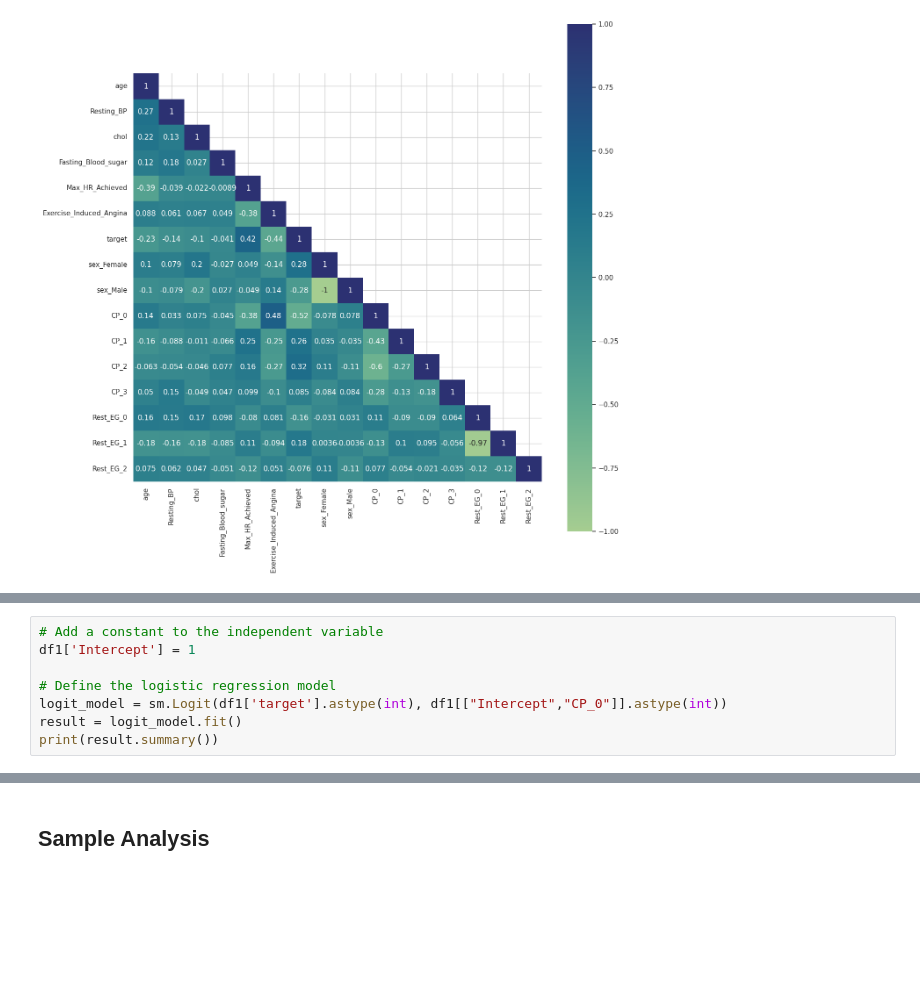
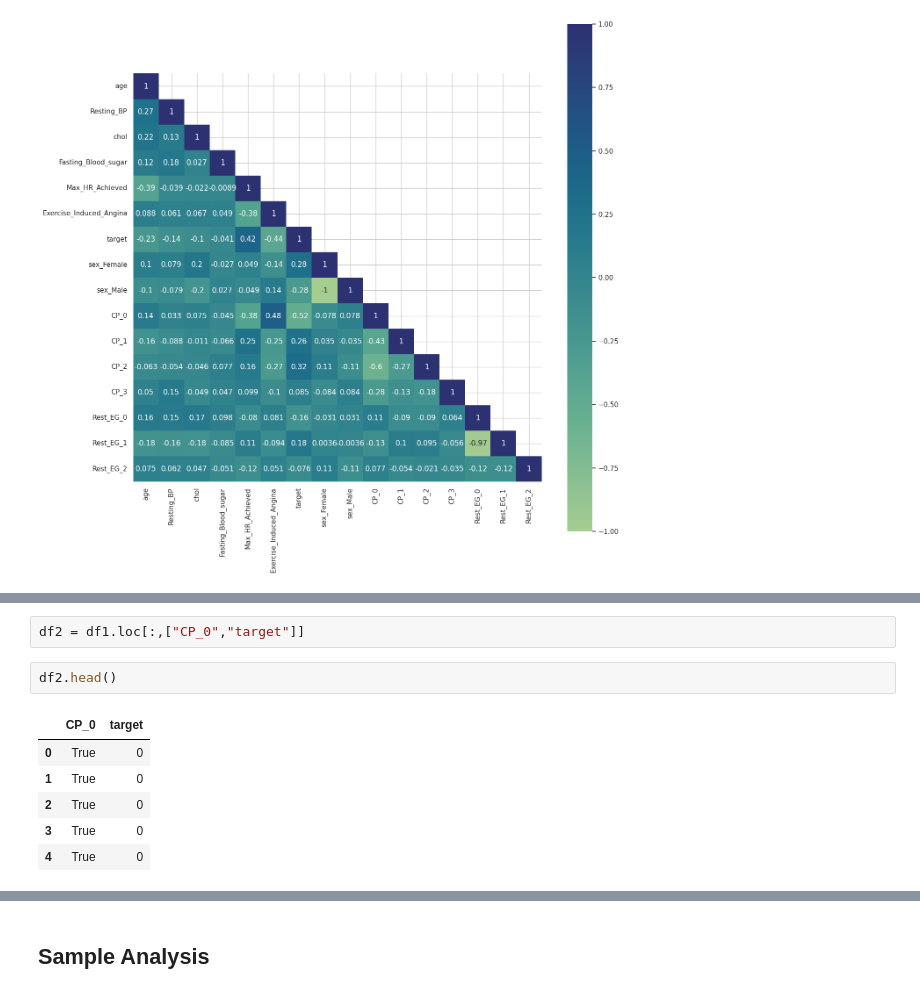
Before and after one commit to hkafrawi/ML_Course, a Jupyter notebook: heart-disease.ipynb, the cells around one changed output, grey strips where cells are left out. Drawn from its saved outputs; the diff is of its cells as text; blank space fills up the shorter version.

```diff
--- a/heart-disease.ipynb
+++ b/heart-disease.ipynb
@@ -226,8 +224,0 @@ No Strong Correlations exist but realtionship between target and CP_0
-# %%
-# Add a constant to the independent variable
-df1['Intercept'] = 1
-
-# Define the logistic regression model
-logit_model = sm.Logit(df1['target'].astype(int), df1[["Intercept","CP_0"]].astype(int))
-result = logit_model.fit()
-print(result.summary())
@@ -280,0 +236,11 @@ memory usage: 59.2 KB
+# %%
+df2 = df1.loc[:,["CP_0","target"]]
+# %%
+df2.head()
+# %% [output]
+|  | CP_0 | target |
+| 0 | True | 0 |
+| 1 | True | 0 |
+| 2 | True | 0 |
+| 3 | True | 0 |
+| 4 | True | 0 |
```
Also changed, not shown: parts of 21 cells of this notebook.
